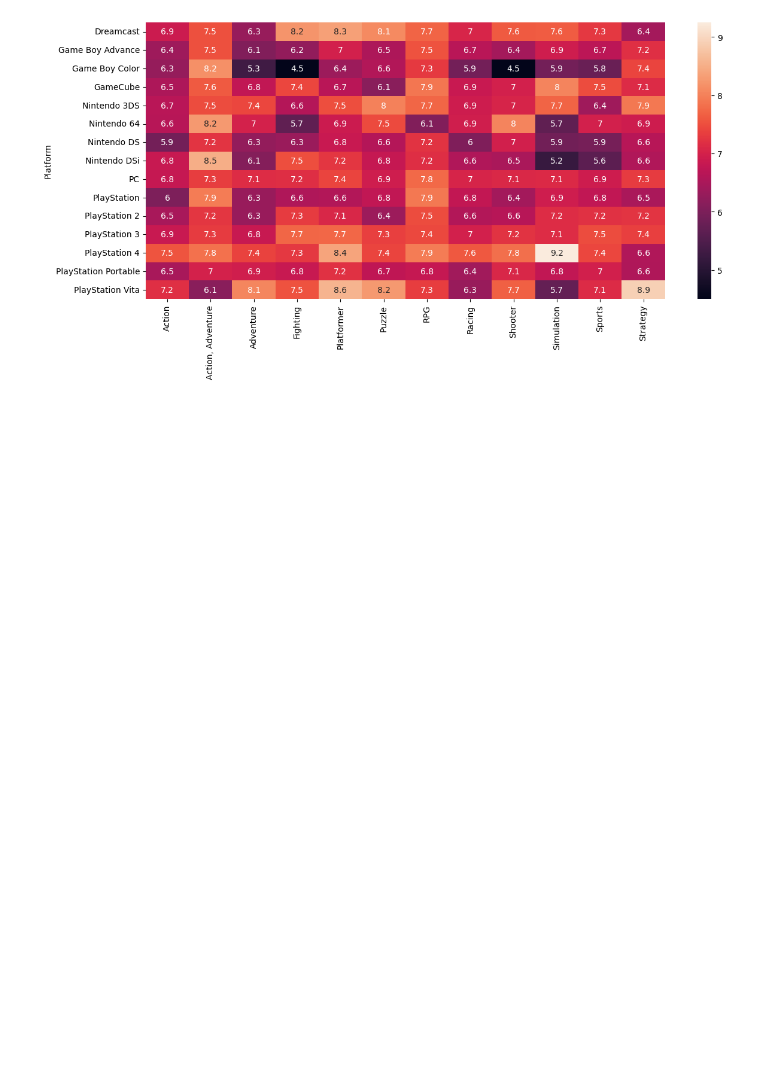
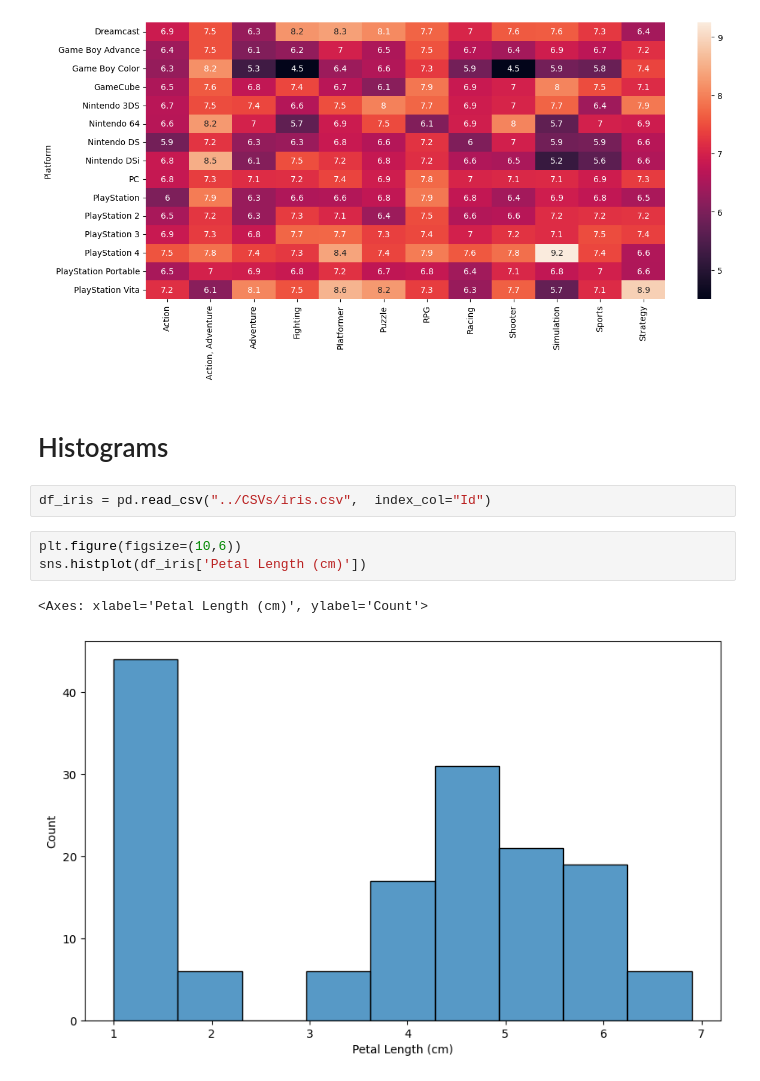
Before and after one commit to PauloFS01/machine_learning, a Jupyter notebook: DataVisualisation/seaborn.ipynb, the cells around one changed output. Drawn from its saved outputs; the diff is of its cells as text; blank space fills up the shorter version.

Commit message:
histograms and density plots

```diff
--- a/DataVisualisation/seaborn.ipynb
+++ b/DataVisualisation/seaborn.ipynb
@@ -74,3 +74,13 @@ sns.heatmap(data=ign_data.head(15), annot=True)
 # %% [output]
 <Axes: ylabel='Platform'>
 [figure]
+# %% [markdown]
+# Histograms
+# %%
+df_iris = pd.read_csv("../CSVs/iris.csv",  index_col="Id")
+# %%
+plt.figure(figsize=(10,6))
+sns.histplot(df_iris['Petal Length (cm)'])
+# %% [output]
+<Axes: xlabel='Petal Length (cm)', ylabel='Count'>
+[figure, added]
```
Also changed, not shown: parts of 6 cells of this notebook.
